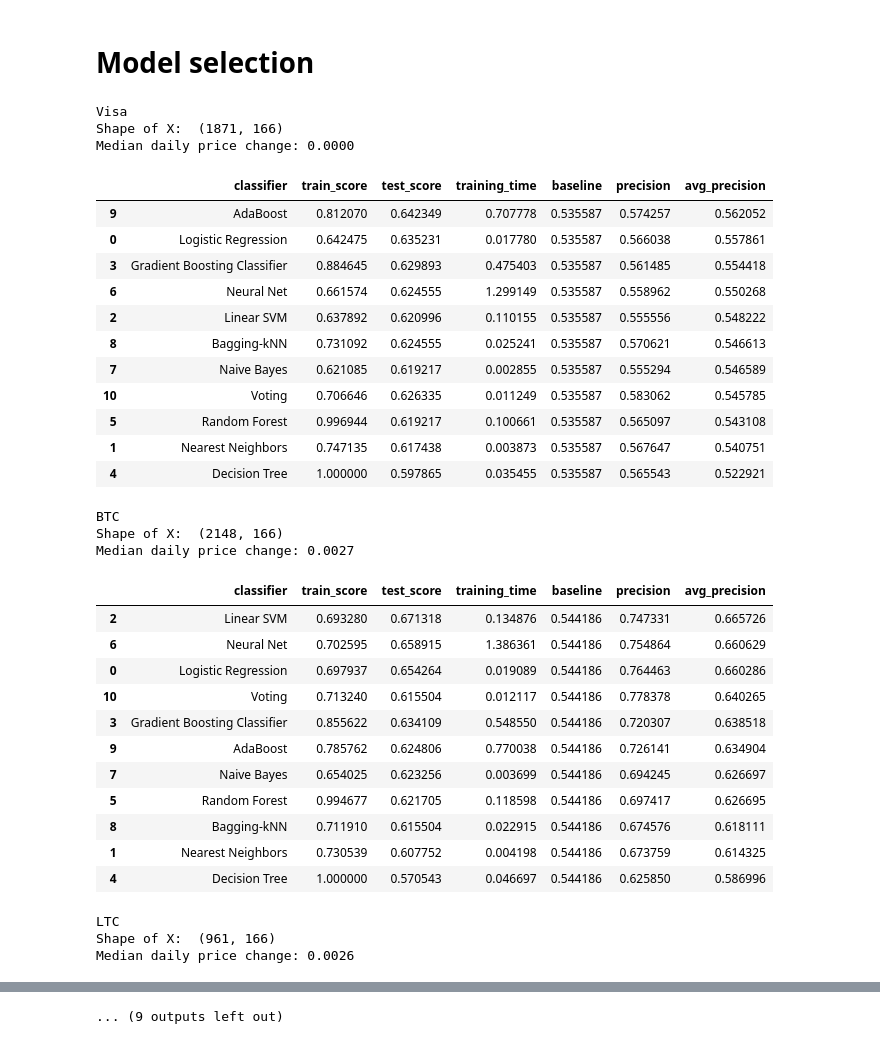
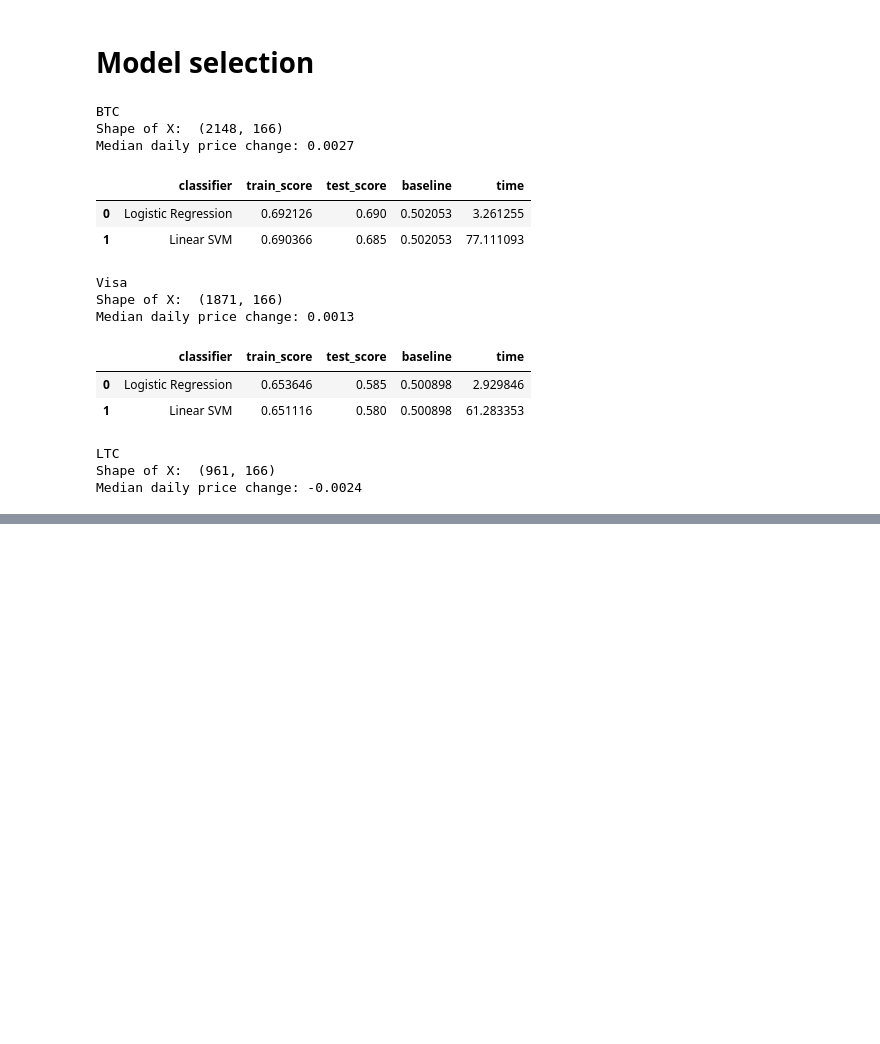
Before and after one commit to arashash/BitPredict, a Jupyter notebook: Classification/classifyTomorrowChange.ipynb, the cells around one changed output, grey strips where cells are left out. Drawn from its saved outputs; the diff is of its cells as text; code cells hidden in the pictures; blank space fills up the shorter version.

```diff
--- a/Classification/classifyTomorrowChange.ipynb
+++ b/Classification/classifyTomorrowChange.ipynb
@@ -344,9 +330,8 @@ def getData(altcoin):
     # renaming the weightedAverage column
     df = df.rename(columns={'weightedAverage': 'price'})
 
-    df['btc'] = btc_usd_datasets['avg_btc_price_usd']
+    df['btc'] = btc_usd_df['weightedAverage']
 
-    df['price'] = btc_usd_datasets['avg_btc_price_usd']
 
     # disable panda warning
     pd.options.mode.chained_assignment = None  # default='warn'
@@ -475,7 +460,7 @@ def getData(altcoin):
     print('Median daily price change: %0.4f'%priceChangeMed)
     # computes the target label as whether the tomorrow value exceeds the median
     # in order to make the dataset balanced, i.e., number of pos and neg labels be equal
-    y = (tomorrrowPriceChange > priceChangeMed)
+    y = (tomorrrowPriceChange > priceChangeMed)*1
 
 
 #     delta = 0.00
@@ -496,26 +481,27 @@ def getData(altcoin):
 # %% [markdown]
 # Preprocessing
 # %%
-def preprocess(X_train, Y_train, X_test, k):
+def preprocess(X, y, testSize, k):
 
+    X_train = X[0:-(testSize-1), :]
+    y_train = y[0:-(testSize-1)]
 
     # normalize the dataFrame
     min_max_scaler = preprocessing.MinMaxScaler()
     X_train = min_max_scaler.fit_transform(X_train)
-    X_test = min_max_scaler.fit_transform(X_test)
+    X = min_max_scaler.fit_transform(X)
 
     # feature selection
     selector = SelectKBest(mutual_info_classif, k=100)
-    X_train = selector.fit_transform(X_train, Y_train)
-    X_test = selector.transform(X_test)
+    X_train = selector.fit_transform(X_train, y_train)
+    X = selector.transform(X)
 
     # dimensionality reduction
     pca = decomposition.PCA(n_components=k)
-    pca.fit(X_train)
-    X_train = pca.transform(X_train)
-    X_test = pca.transform(X_test)
+    pca.fit(X)
+    X = pca.transform(X)
 
-    return X_train, Y_train, X_test
+    return X
 # %% [markdown]
 # Correlation between the best indicators
 # %%
@@ -578,48 +577,29 @@ def batch_classify(X_train, Y_train, X_test, Y_test, verbose = True):
         count+=1
     return df_results
 # %%
-coins = ['Visa','BTC','LTC','XRP','ETC','STR','DASH','SC','XMR','XEM']
-
+coins = ['BTC','Visa','LTC','XRP','ETC','STR','DASH','SC','XMR','XEM']
+testSize = 200
 for coin in coins:
     print(coin)
-    X, y, depVar = getData(coin)
-    X_train, X_test, Y_train, Y_test = train_test_split(X, y, test_size=0.3, random_state=1)
+    X, y, y_cont = getData(coin)
 
-    X_train, Y_train, X_test = preprocess(X_train, Y_train, X_test, k=30)
+    X = preprocess(X, y, testSize, k=20)
 
-    df_results = batch_classify(X_train, Y_train, X_test, Y_test)
-    display(df_results.sort_values(by='avg_precision', ascending=False))
+    df_results = batch_classify(X, y, testSize)
+    display(df_results.sort_values(by='test_score', ascending=False))
 # %% [output]
-Visa
-Shape of X:  (1871, 166)
-Median daily price change: 0.0000
+BTC
+Shape of X:  (2148, 166)
+Median daily price change: 0.0027
-|  | classifier | train_score | test_score | training_time | baseline | precision | avg_precision |
-| 9 | AdaBoost | 0.812070 | 0.642349 | 0.707778 | 0.535587 | 0.574257 | 0.562052 |
-| 0 | Logistic Regression | 0.642475 | 0.635231 | 0.017780 | 0.535587 | 0.566038 | 0.557861 |
-| 3 | Gradient Boosting Classifier | 0.884645 | 0.629893 | 0.475403 | 0.535587 | 0.561485 | 0.554418 |
-| 6 | Neural Net | 0.661574 | 0.624555 | 1.299149 | 0.535587 | 0.558962 | 0.550268 |
-| 2 | Linear SVM | 0.637892 | 0.620996 | 0.110155 | 0.535587 | 0.555556 | 0.548222 |
-| 8 | Bagging-kNN | 0.731092 | 0.624555 | 0.025241 | 0.535587 | 0.570621 | 0.546613 |
-| 7 | Naive Bayes | 0.621085 | 0.619217 | 0.002855 | 0.535587 | 0.555294 | 0.546589 |
-| 10 | Voting | 0.706646 | 0.626335 | 0.011249 | 0.535587 | 0.583062 | 0.545785 |
-| 5 | Random Forest | 0.996944 | 0.619217 | 0.100661 | 0.535587 | 0.565097 | 0.543108 |
-| 1 | Nearest Neighbors | 0.747135 | 0.617438 | 0.003873 | 0.535587 | 0.567647 | 0.540751 |
-| 4 | Decision Tree | 1.000000 | 0.597865 | 0.035455 | 0.535587 | 0.565543 | 0.522921 |
+|  | classifier | train_score | test_score | baseline | time |
+| 0 | Logistic Regression | 0.692126 | 0.690 | 0.502053 | 3.261255 |
+| 1 | Linear SVM | 0.690366 | 0.685 | 0.502053 | 77.111093 |
-BTC
-Shape of X:  (2148, 166)
-Median daily price change: 0.0027
+Visa
+Shape of X:  (1871, 166)
+Median daily price change: 0.0013
-|  | classifier | train_score | test_score | training_time | baseline | precision | avg_precision |
-| 2 | Linear SVM | 0.693280 | 0.671318 | 0.134876 | 0.544186 | 0.747331 | 0.665726 |
-| 6 | Neural Net | 0.702595 | 0.658915 | 1.386361 | 0.544186 | 0.754864 | 0.660629 |
-| 0 | Logistic Regression | 0.697937 | 0.654264 | 0.019089 | 0.544186 | 0.764463 | 0.660286 |
-| 10 | Voting | 0.713240 | 0.615504 | 0.012117 | 0.544186 | 0.778378 | 0.640265 |
-| 3 | Gradient Boosting Classifier | 0.855622 | 0.634109 | 0.548550 | 0.544186 | 0.720307 | 0.638518 |
-| 9 | AdaBoost | 0.785762 | 0.624806 | 0.770038 | 0.544186 | 0.726141 | 0.634904 |
-| 7 | Naive Bayes | 0.654025 | 0.623256 | 0.003699 | 0.544186 | 0.694245 | 0.626697 |
-| 5 | Random Forest | 0.994677 | 0.621705 | 0.118598 | 0.544186 | 0.697417 | 0.626695 |
-| 8 | Bagging-kNN | 0.711910 | 0.615504 | 0.022915 | 0.544186 | 0.674576 | 0.618111 |
-| 1 | Nearest Neighbors | 0.730539 | 0.607752 | 0.004198 | 0.544186 | 0.673759 | 0.614325 |
-| 4 | Decision Tree | 1.000000 | 0.570543 | 0.046697 | 0.544186 | 0.625850 | 0.586996 |
+|  | classifier | train_score | test_score | baseline | time |
+| 0 | Logistic Regression | 0.653646 | 0.585 | 0.500898 | 2.929846 |
+| 1 | Linear SVM | 0.651116 | 0.580 | 0.500898 | 61.283353 |
 LTC
 Shape of X:  (961, 166)
-Median daily price change: 0.0026
+Median daily price change: -0.0024
@@ -672 +627,0 @@ Median daily price change: 0.0026
-... (9 outputs left out)
```
Also changed, not shown: parts of 5 cells of this notebook.
